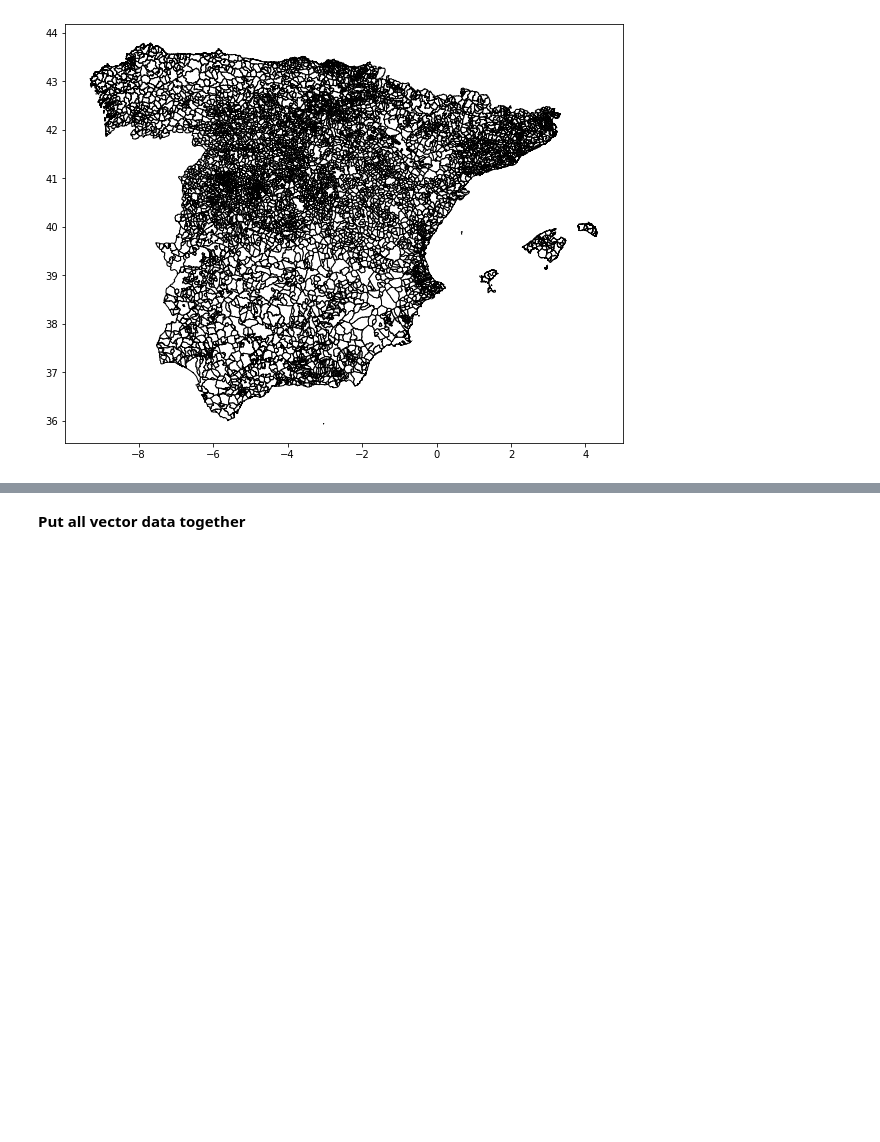
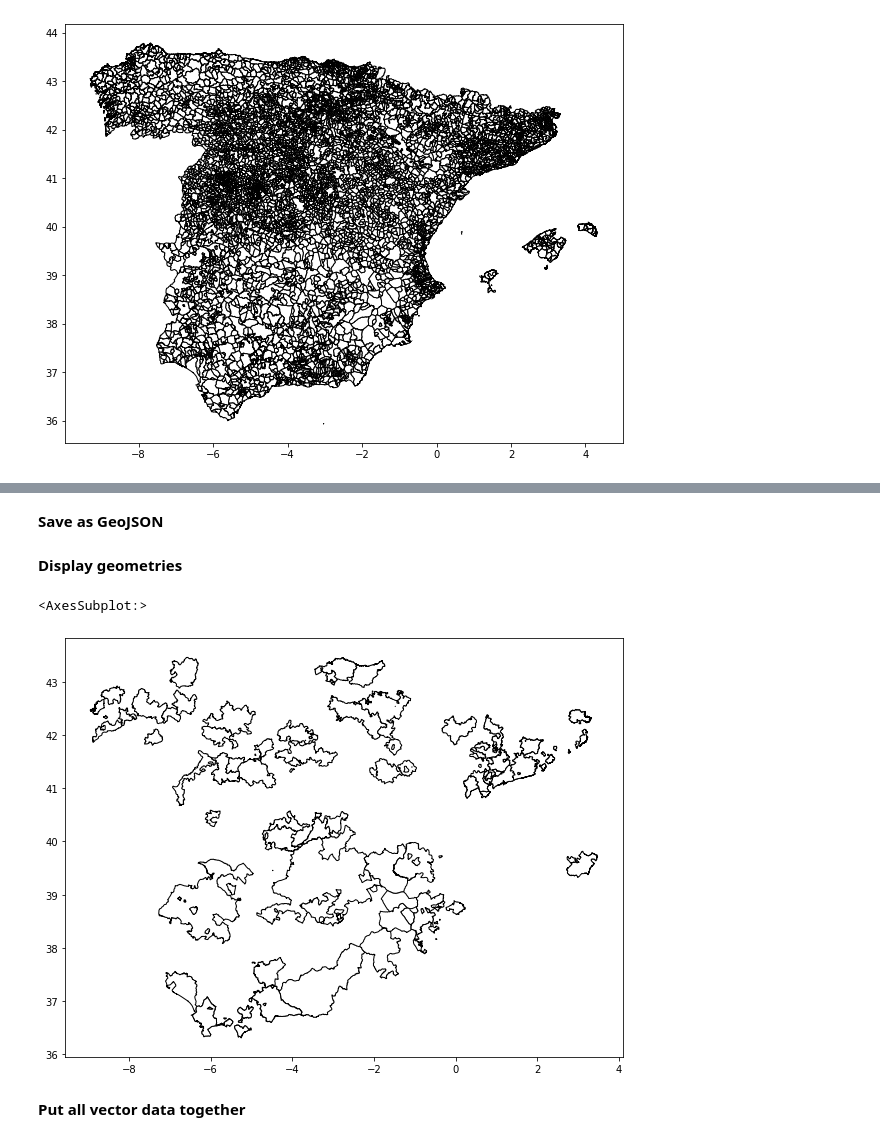
Before and after one commit to Vizzuality/ecf-agricultural-climate-impact, a Jupyter notebook: data/notebooks/Lab/02_Data_Processing.ipynb, the cells around one changed output, grey strips where cells are left out. Drawn from its saved outputs; the diff is of its cells as text; code cells hidden in the pictures; blank space fills up the shorter version.

```diff
--- a/data/notebooks/Lab/02_Data_Processing.ipynb
+++ b/data/notebooks/Lab/02_Data_Processing.ipynb
@@ -1129,0 +1135,2 @@ municipios.plot(ax=ax, color='w', edgecolor='k')
+# %%
+vinos_dop = gpd.read_file('../../datasets/raw/georegions/Vinos/calidaddiferenciada_vinos_tcm30-376469/CalidadDiferenciada_Vinos.shp')
@@ -1129,0 +1160,2 @@ municipios.plot(ax=ax, color='w', edgecolor='k')
+# %% [markdown]
+**Save as GeoJSON**
@@ -1130,3 +1164,11 @@ municipios.plot(ax=ax, color='w', edgecolor='k')
+# %% [markdown]
+**Display geometries**
+# %%
+fig, ax = plt.subplots(figsize=(10,10))
+vinos_dop.plot(ax=ax, color='w', edgecolor='k')
+# %% [output]
+<AxesSubplot:>
+[figure, added]
 # %% [markdown]
 **Put all vector data together**
 # %%
```
Also changed, not shown: parts of 19 cells of this notebook.
